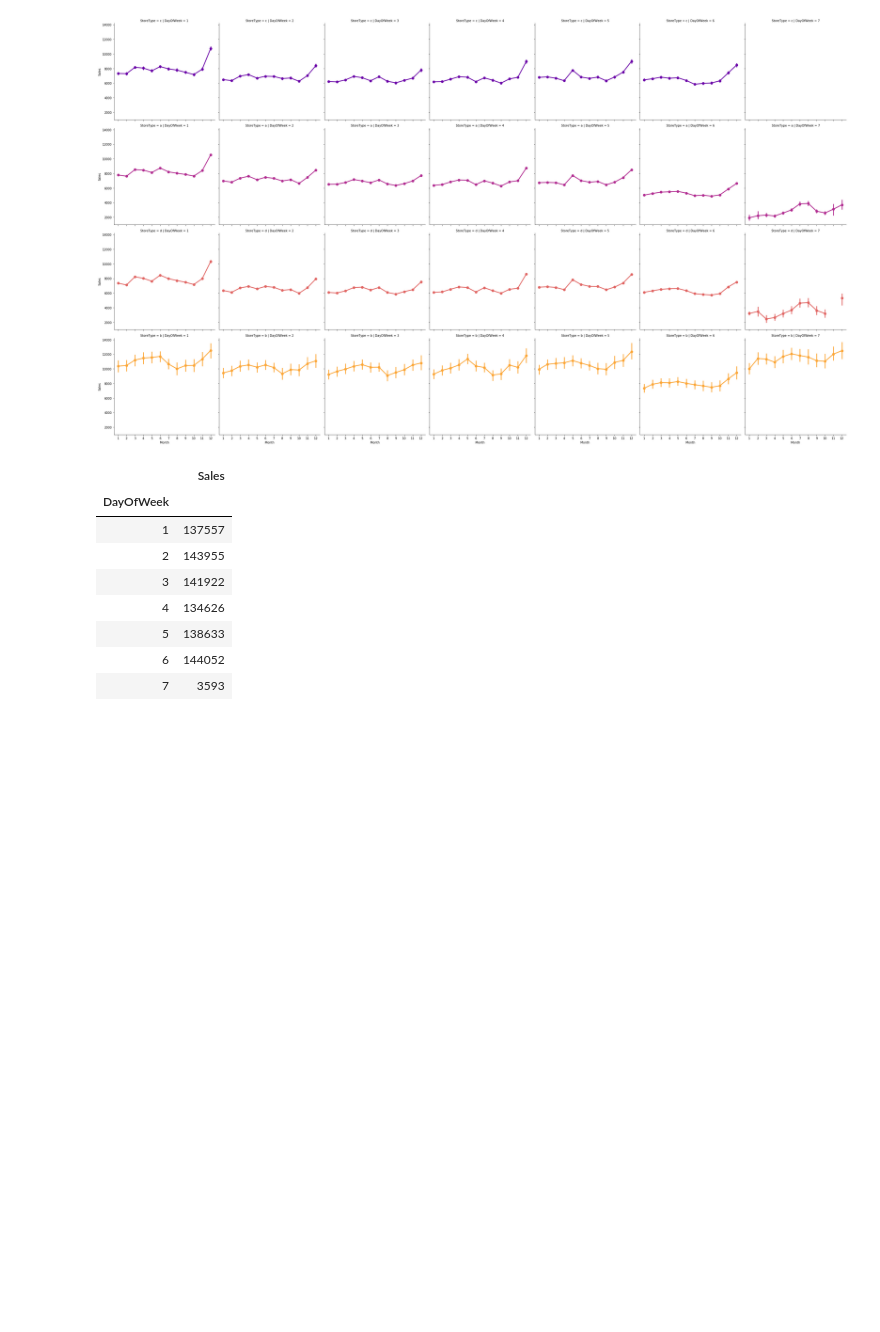
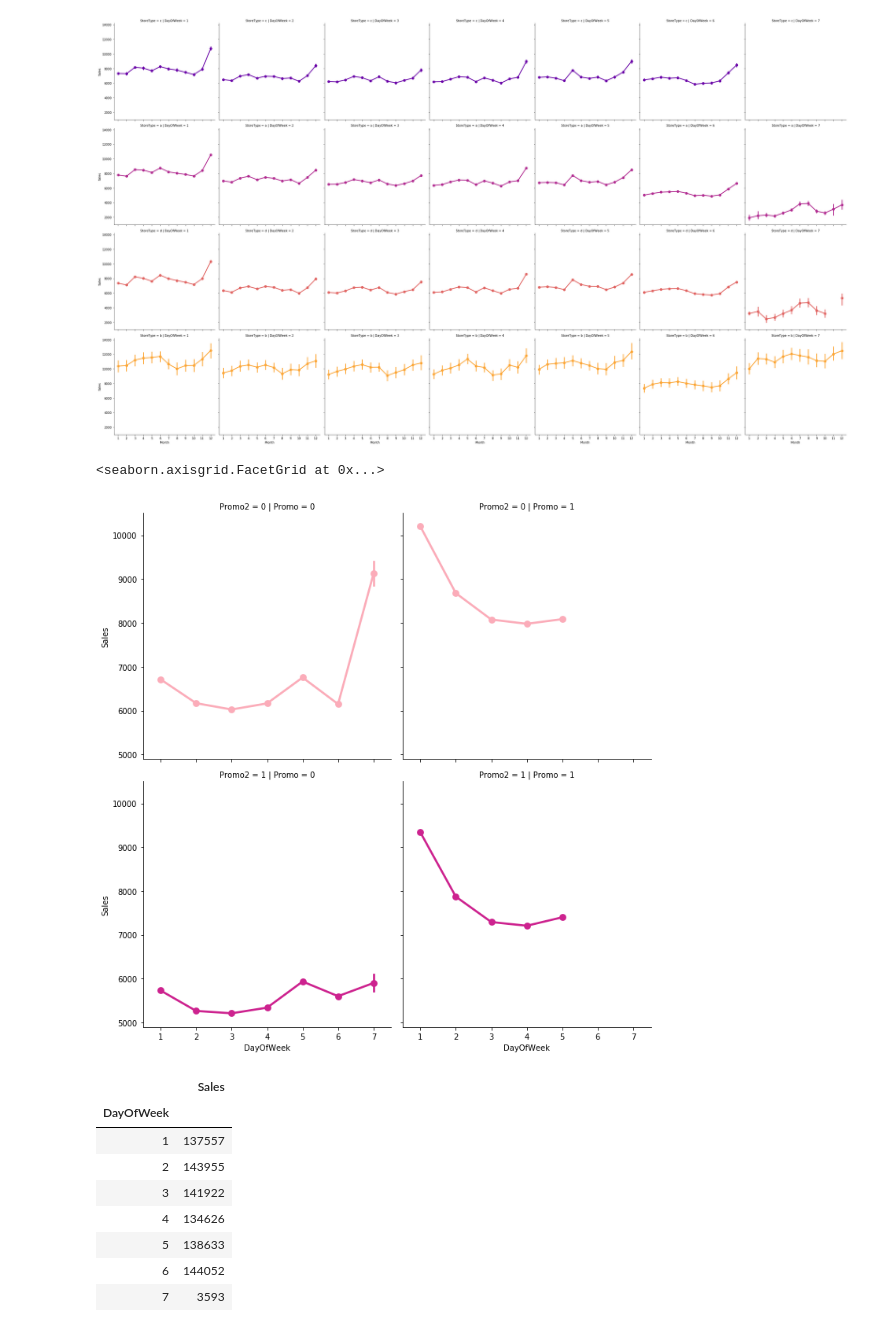
Before and after one commit to sam23121/Pharmaceutical_Sales_prediction, a Jupyter notebook: notebooks/EDA.ipynb, the cells around one changed output. Saved outputs shown, nothing was run; the diff lists cells and outputs as text; code cells hidden in the pictures; blank space fills up the shorter version.

```diff
--- a/notebooks/EDA.ipynb
+++ b/notebooks/EDA.ipynb
@@ -153,6 +153,16 @@ sns.factorplot(data = train_store, x = 'Month', y = "Sales",
 # %% [output]
 <seaborn.axisgrid.FacetGrid at 0x...>
 [figure]
+# %%
+# sale per customer trends
+sns.factorplot(data = train_store, x = 'DayOfWeek', y = "Sales",
+               col = 'Promo',
+               row = 'Promo2',
+               hue = 'Promo2',
+               palette = 'RdPu')
+# %% [output]
+<seaborn.axisgrid.FacetGrid at 0x...>
+[figure, added]
 # %%
 train_store.groupby('DayOfWeek').agg({'Sales':'count'})
 # %% [output]
```
Also changed, not shown: parts of 6 cells of this notebook, 1 other file.
